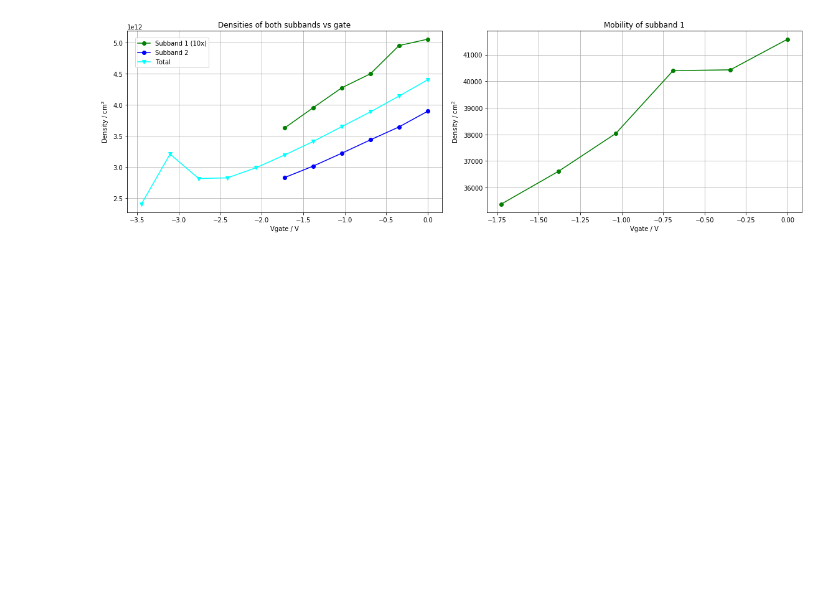
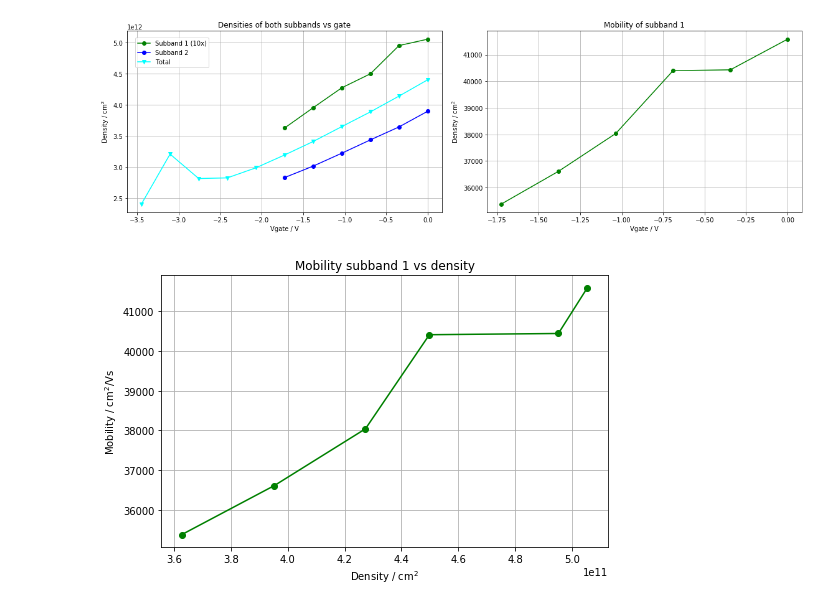
Before and after one commit to danielbouman/2deg, a Jupyter notebook: JSL109_01_hallbar_analysis.ipynb, the cells around one changed output. Cells and saved outputs as stored; diff of their text form; code cells hidden in the pictures; blank space fills up the shorter version.

```diff
--- a/JSL109_01_hallbar_analysis.ipynb
+++ b/JSL109_01_hallbar_analysis.ipynb
@@ -546,3 +558,15 @@ fig_4d.tight_layout()
 fig_4d.savefig('../plots/hallbar4_subbands.png')
 # %% [output]
 [figure]
+# %%
+fig_4e, ax_4e = plt.subplots(figsize=(8,5))
+ax_4e.plot(n_band1,mu_band1,'o-',color='green')
+ax_4e.set_xlabel(u'Density / cm$^{2}$')
+ax_4e.set_ylabel(u'Mobility / cm$^{2}$/Vs')
+ax_4e.set_title('Mobility subband 1 vs density')
+ax_4e.grid(which='major')
+
+# Save figure
+fig_4e.savefig('../plots/hallbar4_subband1_mobility_vs_density.png')
+# %% [output]
+[figure, added]
```
Also changed, not shown: parts of 1 cell of this notebook.
